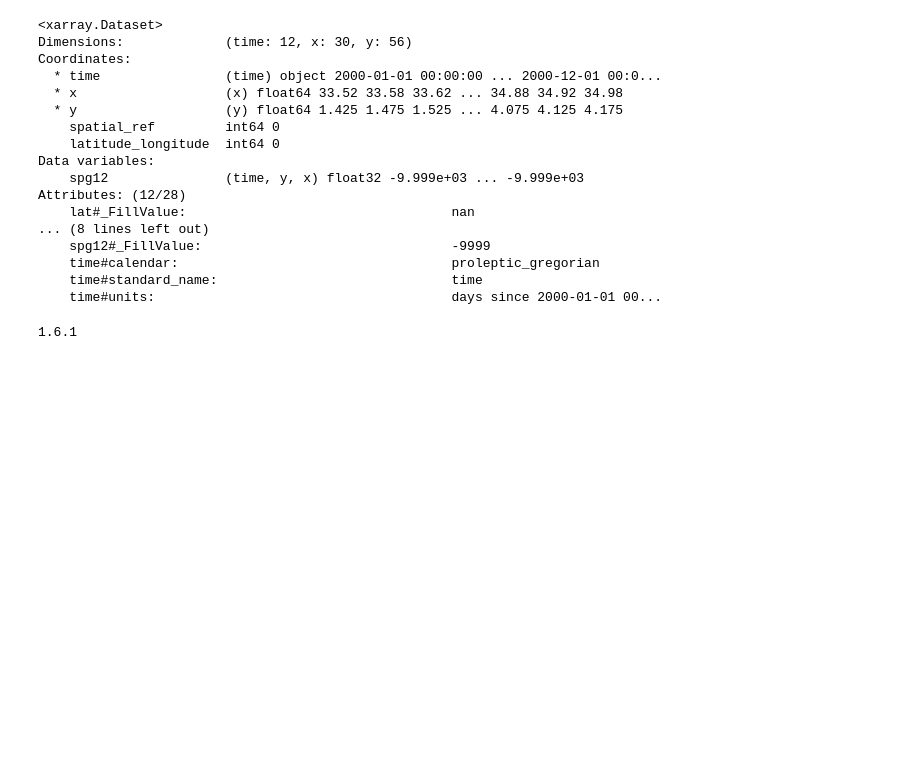
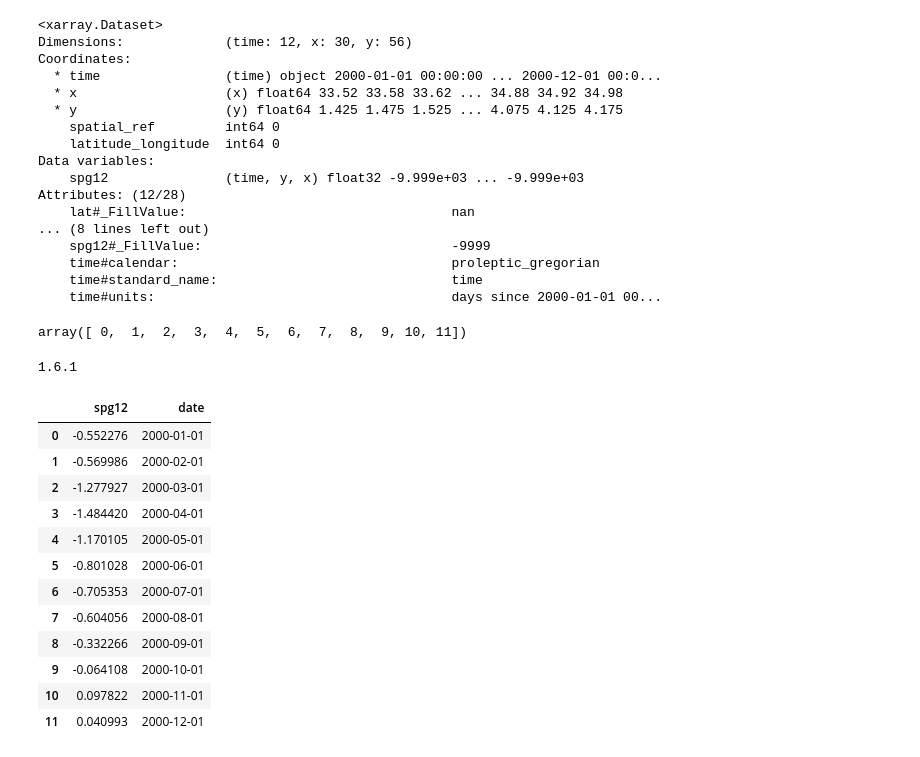
Before and after one commit to icpac-igad/ea-ibf-climada, a Jupyter notebook: drought_impact_function/data_subset_averaging.ipynb, the cells around one changed output. Saved outputs shown, nothing was run; the diff lists cells and outputs as text; code cells hidden in the pictures; blank space fills up the shorter version.

Commit message:
added data subset averaging for the shape files on netcdf files

```diff
--- a/drought_impact_function/data_subset_averaging.ipynb
+++ b/drought_impact_function/data_subset_averaging.ipynb
@@ -31,0 +378,5 @@ Length: 1, dtype: geometry
+# %%
+lh_shp['admin4Name'].tolist()
+
+ls1=lh_shp[lh_shp['admin4Name']=='Lolachat']
+ls1.geometry.values
@@ -58,4 +413,7 @@ import geopandas as gp
 
 #geodf = gp.read_file()
 xds = rioxarray.open_rasterio(ncfiles[0])
-clipped = xds.rio.clip(kara_shp.geometry.values, kara_shp.crs)
+aa=xds.indexes['time']
+#aa.to_datetimeindex()
+aa.to_datetimeindex()
+#clipped = xds.rio.clip(kara_shp.geometry.values, kara_shp.crs)
@@ -165,31 +536,77 @@ Attributes: (12/28)
     time#calendar:                                   proleptic_gregorian
     time#standard_name:                              time
     time#units:                                      days since 2000-01-01 00...
+# %%
+aa=da1.values
+
+da1=da['spg12']
+aa=da1.values
+
+array_index=np.arange(0,len(datetimeindex),1)
+cont_mean=[]
+for array_v in array_index:
+    aa1=aa[array_v,:,:]
+    aa2=aa1.ravel()
+    aa3 = aa2[(aa2 >=-9000)]
+    cont_mean.append(np.mean(aa3))
+# %%
+aa.shape
+
+aa1=aa[0,:,:]
+# %%
+array_index
+# %% [output]
+array([ 0,  1,  2,  3,  4,  5,  6,  7,  8,  9, 10, 11])
 # %%
  print(cftime.__version__)
 # %% [output]
 1.6.1
 # %%
-
+import numpy as np
+import pandas as pd
 
 def region_shp_averager(single_row_shp,ncfile_path,year_str,var_str):
     xds = rioxarray.open_rasterio(ncfile_path)
     clipped = xds.rio.clip(single_row_shp.geometry.values, single_row_shp.crs)
     da=clipped.loc[dict(time=slice(year_str))]
     datetimeindex = da.indexes['time'].to_datetimeindex()
     da1=da[var_str]
     aa=da1.values
-    array_inx=np.arange(0,len(datetimeindex)+1,1)
+    array_index=np.arange(0,len(datetimeindex),1)
     cont_mean=[]
     for array_v in array_index:
         aa1=aa[array_v,:,:]
         aa2=aa1.ravel()
         aa3 = aa2[(aa2 >=-9000)]
         cont_mean.append(np.mean(aa3))
     return cont_mean,datetimeindex
 
 
 
-single_row_shp
+single_row_shp=ls1
+ncfile_path='/home/data_folder/icpac_data/data/IGAD_Standardized_Precipitation_Index_SPI12/CHIRPS/spg12_m_igad_200001_200012_m.nc'
+year_str='2001'
+var_str='spg12'
 
 cont_mean,datetimeindex=region_shp_averager(single_row_shp,ncfile_path,year_str,var_str)
+
+
+db=pd.DataFrame()
+
+db[var_str]=cont_mean
+db['date']=datetimeindex
+db
+# %% [output]
+|  | spg12 | date |
+| 0 | -0.552276 | 2000-01-01 |
+| 1 | -0.569986 | 2000-02-01 |
+| 2 | -1.277927 | 2000-03-01 |
+| 3 | -1.484420 | 2000-04-01 |
+| 4 | -1.170105 | 2000-05-01 |
+| 5 | -0.801028 | 2000-06-01 |
+| 6 | -0.705353 | 2000-07-01 |
+| 7 | -0.604056 | 2000-08-01 |
+| 8 | -0.332266 | 2000-09-01 |
+| 9 | -0.064108 | 2000-10-01 |
+| 10 | 0.097822 | 2000-11-01 |
+| 11 | 0.040993 | 2000-12-01 |
```
Also changed, not shown: parts of 28 cells of this notebook, 1 other file.
